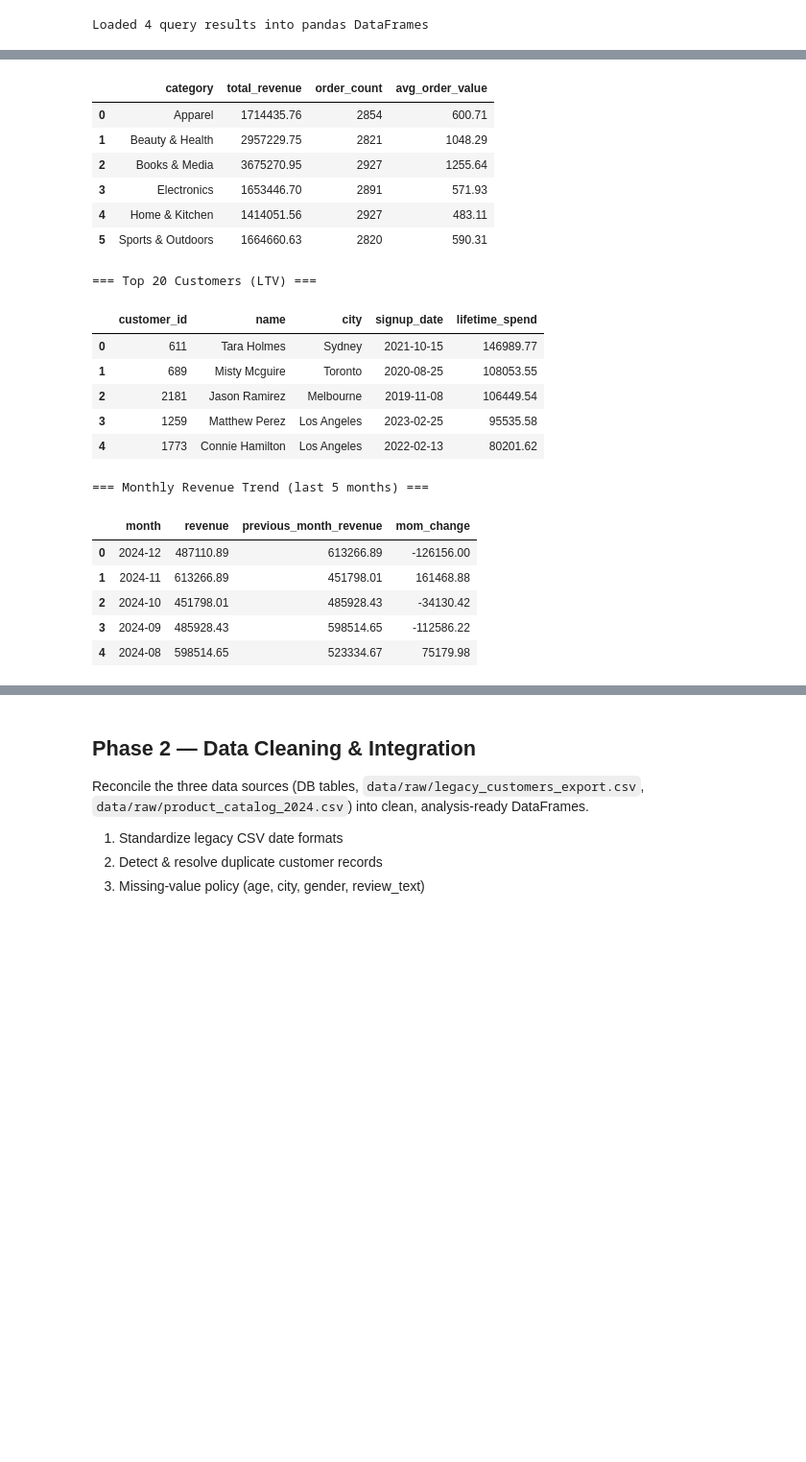
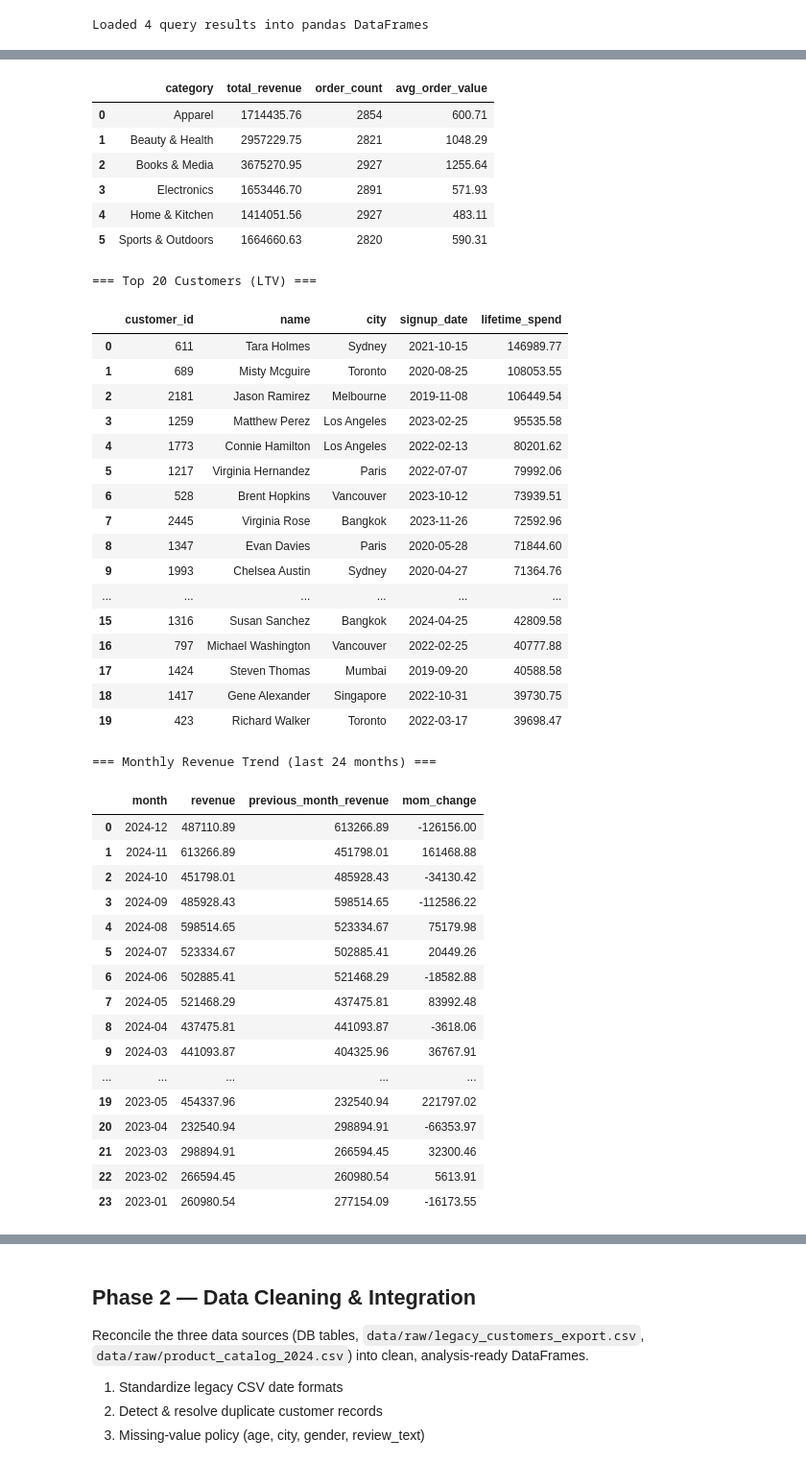
Before and after one commit to Malvocado/Final_project_Big_Data, a Jupyter notebook: pipeline.ipynb, the cells around one changed output, grey strips where cells are left out. Shown at 96% size. Cells and saved outputs as stored; diff of their text form; code cells hidden in the pictures; blank space fills up the shorter version.

```diff
--- a/pipeline.ipynb
+++ b/pipeline.ipynb
@@ -109,43 +109,65 @@ Loaded 4 query results into pandas DataFrames
 # Extract individual DataFrames with descriptive names
 df_categories = dataframes["category_performance"]
 df_top_customers = dataframes["top_customers"]
 df_monthly_trend = dataframes["monthly_revenue_trend"]
 df_profitability = dataframes["category_profitability"]
 
 print("=== Category Performance ===")
 display(df_categories)
 
 print("\n=== Top 20 Customers (LTV) ===")
-display(df_top_customers.head())
+display(df_top_customers)
 
-print("\n=== Monthly Revenue Trend (last 5 months) ===")
-display(df_monthly_trend.head())
+print("\n=== Monthly Revenue Trend (last 24 months) ===")
+display(df_monthly_trend)
 
 print("\n=== Category Profitability ===")
 display(df_profitability)
 # %% [output]
 === Category Performance ===
 |  | category | total_revenue | order_count | avg_order_value |
 | 0 | Apparel | 1714435.76 | 2854 | 600.71 |
 | 1 | Beauty & Health | 2957229.75 | 2821 | 1048.29 |
 | 2 | Books & Media | 3675270.95 | 2927 | 1255.64 |
 | 3 | Electronics | 1653446.70 | 2891 | 571.93 |
 | 4 | Home & Kitchen | 1414051.56 | 2927 | 483.11 |
 | 5 | Sports & Outdoors | 1664660.63 | 2820 | 590.31 |
 === Top 20 Customers (LTV) ===
 |  | customer_id | name | city | signup_date | lifetime_spend |
 | 0 | 611 | Tara Holmes | Sydney | 2021-10-15 | 146989.77 |
 | 1 | 689 | Misty Mcguire | Toronto | 2020-08-25 | 108053.55 |
 | 2 | 2181 | Jason Ramirez | Melbourne | 2019-11-08 | 106449.54 |
 | 3 | 1259 | Matthew Perez | Los Angeles | 2023-02-25 | 95535.58 |
 | 4 | 1773 | Connie Hamilton | Los Angeles | 2022-02-13 | 80201.62 |
+| 5 | 1217 | Virginia Hernandez | Paris | 2022-07-07 | 79992.06 |
+| 6 | 528 | Brent Hopkins | Vancouver | 2023-10-12 | 73939.51 |
+| 7 | 2445 | Virginia Rose | Bangkok | 2023-11-26 | 72592.96 |
+| 8 | 1347 | Evan Davies | Paris | 2020-05-28 | 71844.60 |
+| 9 | 1993 | Chelsea Austin | Sydney | 2020-04-27 | 71364.76 |
+| ... | ... | ... | ... | ... | ... |
+| 15 | 1316 | Susan Sanchez | Bangkok | 2024-04-25 | 42809.58 |
+| 16 | 797 | Michael Washington | Vancouver | 2022-02-25 | 40777.88 |
+| 17 | 1424 | Steven Thomas | Mumbai | 2019-09-20 | 40588.58 |
+| 18 | 1417 | Gene Alexander | Singapore | 2022-10-31 | 39730.75 |
+| 19 | 423 | Richard Walker | Toronto | 2022-03-17 | 39698.47 |
-=== Monthly Revenue Trend (last 5 months) ===
+=== Monthly Revenue Trend (last 24 months) ===
 |  | month | revenue | previous_month_revenue | mom_change |
 | 0 | 2024-12 | 487110.89 | 613266.89 | -126156.00 |
 | 1 | 2024-11 | 613266.89 | 451798.01 | 161468.88 |
 | 2 | 2024-10 | 451798.01 | 485928.43 | -34130.42 |
 | 3 | 2024-09 | 485928.43 | 598514.65 | -112586.22 |
 | 4 | 2024-08 | 598514.65 | 523334.67 | 75179.98 |
+| 5 | 2024-07 | 523334.67 | 502885.41 | 20449.26 |
+| 6 | 2024-06 | 502885.41 | 521468.29 | -18582.88 |
+| 7 | 2024-05 | 521468.29 | 437475.81 | 83992.48 |
+| 8 | 2024-04 | 437475.81 | 441093.87 | -3618.06 |
+| 9 | 2024-03 | 441093.87 | 404325.96 | 36767.91 |
+| ... | ... | ... | ... | ... |
+| 19 | 2023-05 | 454337.96 | 232540.94 | 221797.02 |
+| 20 | 2023-04 | 232540.94 | 298894.91 | -66353.97 |
+| 21 | 2023-03 | 298894.91 | 266594.45 | 32300.46 |
+| 22 | 2023-02 | 266594.45 | 260980.54 | 5613.91 |
+| 23 | 2023-01 | 260980.54 | 277154.09 | -16173.55 |
 === Category Profitability ===
 |  | category | net_revenue | total_cost | net_profit | profit_margin_pct |
 | 0 | Home & Kitchen | 1414051.56 | 743020.13 | 671031.43 | 47.45 |
```
Also changed, not shown: parts of 1 cell of this notebook.
